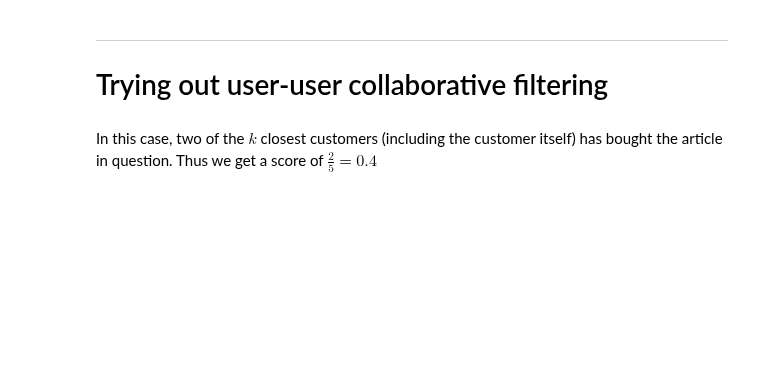
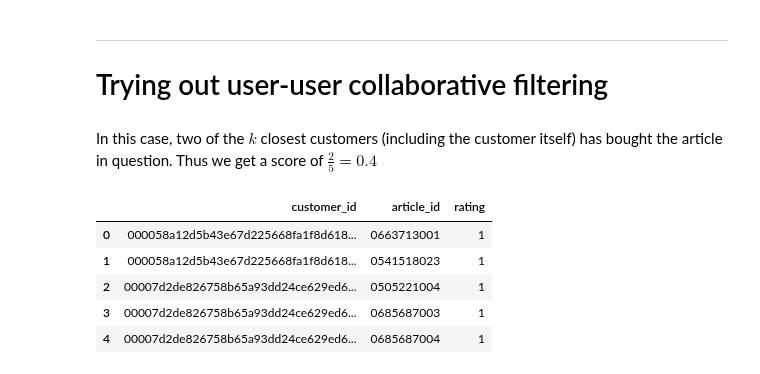
Before and after one commit to frederni/TMA4500-IndMat, a Jupyter notebook: predict_collab_filtering.ipynb, the cells around one changed output. Saved outputs shown, nothing was run; the diff lists cells and outputs as text; code cells hidden in the pictures; blank space fills up the shorter version.

```diff
--- a/predict_collab_filtering.ipynb
+++ b/predict_collab_filtering.ipynb
@@ -142,0 +151,12 @@ In this case, two of the $k$ closest customers (including the customer itself) h
+# %%
+transactions_test = transactions.head()
+transactions_test
+# from scipy.spatial.distance import pdist, squareform
+# squareform(pdist(transactions_test, metric='correlation'))
+# %% [output]
+|  | customer_id | article_id | rating |
+| 0 | 000058a12d5b43e67d225668fa1f8d618... | 0663713001 | 1 |
+| 1 | 000058a12d5b43e67d225668fa1f8d618... | 0541518023 | 1 |
+| 2 | 00007d2de826758b65a93dd24ce629ed6... | 0505221004 | 1 |
+| 3 | 00007d2de826758b65a93dd24ce629ed6... | 0685687003 | 1 |
+| 4 | 00007d2de826758b65a93dd24ce629ed6... | 0685687004 | 1 |
```
Also changed, not shown: parts of 5 cells of this notebook.
